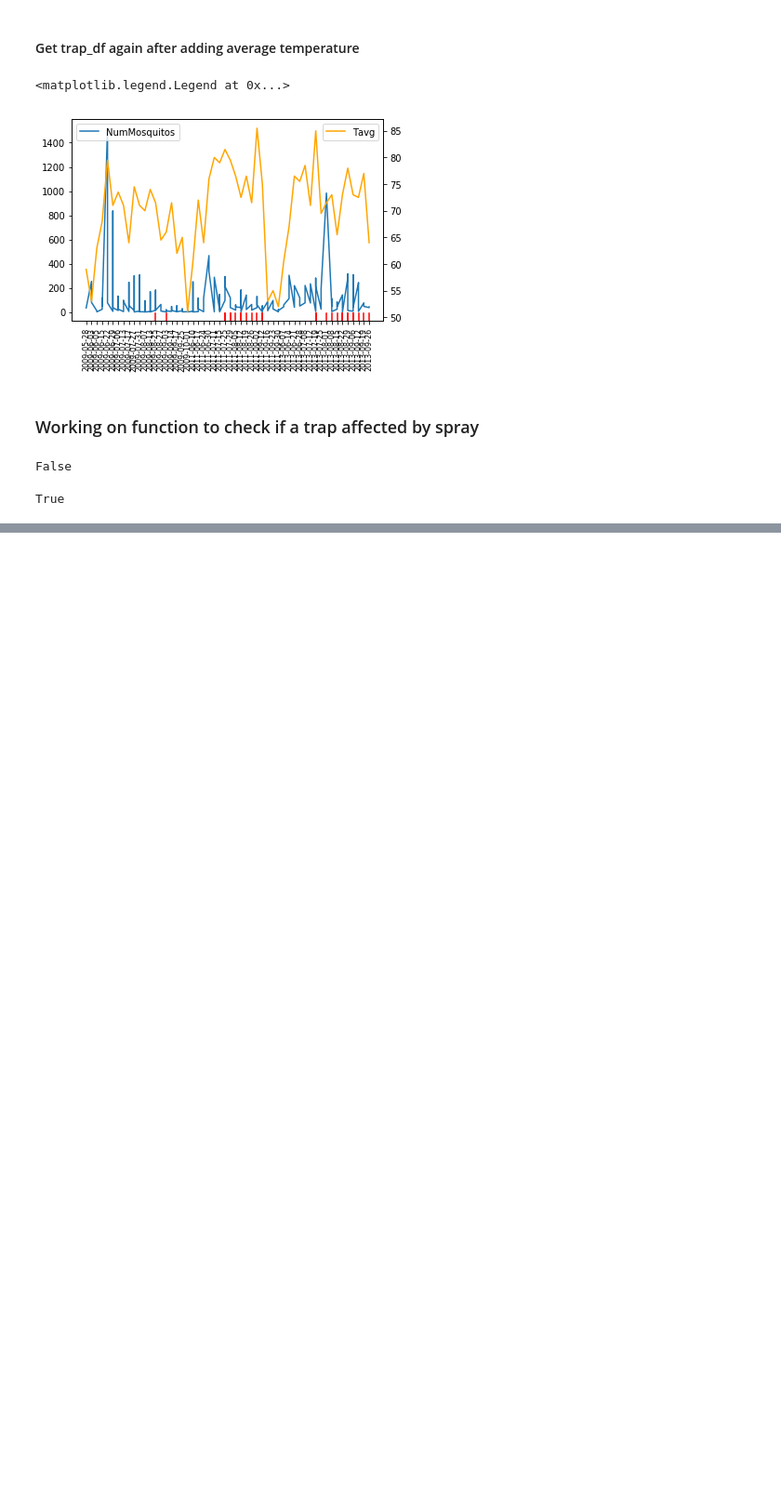
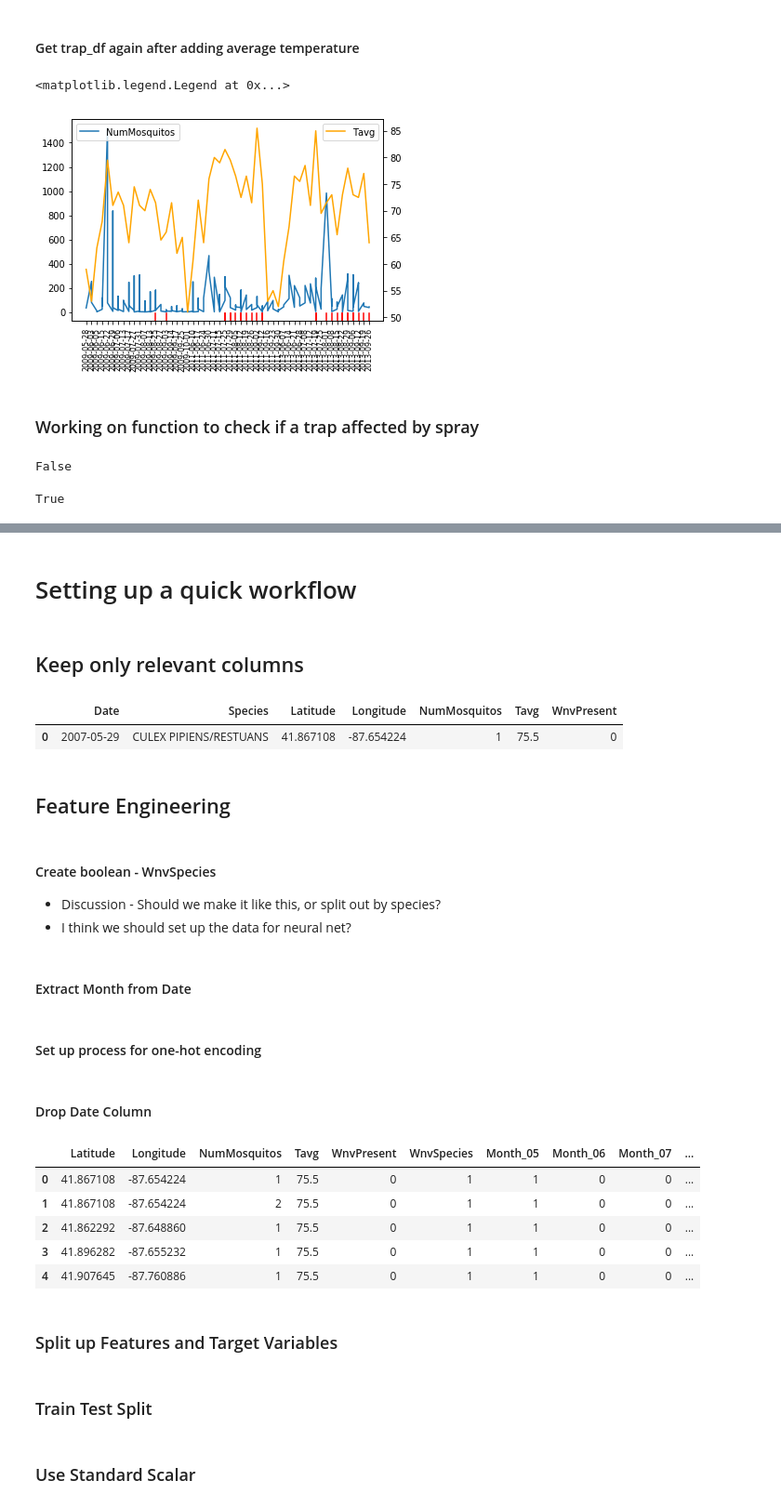
Before and after one commit to MaxReinisch/DSI_Project_4, a Jupyter notebook: West-Nile-Virus-BC.ipynb, the cells around one changed output, grey strips where cells are left out. Shown at 93% size. Drawn from its saved outputs; the diff is of its cells as text; code cells hidden in the pictures; blank space fills up the shorter version.

```diff
--- a/West-Nile-Virus-BC.ipynb
+++ b/West-Nile-Virus-BC.ipynb
@@ -223,0 +360,4 @@ True
+# %% [markdown]
+# Setting up a quick workflow
+# %% [markdown]
+## Keep only relevant columns
@@ -223,0 +368,49 @@ True
+# %%
+df.head(1)
+# %% [output]
+|  | Date | Species | Latitude | Longitude | NumMosquitos | Tavg | WnvPresent |
+| 0 | 2007-05-29 | CULEX PIPIENS/RESTUANS | 41.867108 | -87.654224 | 1 | 75.5 | 0 |
+# %% [markdown]
+## Feature Engineering
+# %% [markdown]
+#### Create boolean - WnvSpecies
+- Discussion - Should we make it like this, or split out by species?
+- I think we should set up the data for neural net?
+# %%
+wnvspeciesmap = {
+    'CULEX PIPIENS/RESTUANS': 1,
+    'CULEX RESTUANS': 1,
+    'CULEX PIPIENS': 1,
+    'CULEX TERRITANS': 0,
+    'CULEX SALINARIUS': 0,
+    'CULEX TARSALIS': 0,
+    'CULEX ERRATICUS': 0,
+    'UNSPECIFIED CULEX':1
+}
+
+df['WnvSpecies'] = df.Species.map(wnvspeciesmap)
+# %% [markdown]
+#### Extract Month from Date
+# %%
+df['Month'] = df.Date.str[5:7]
+# %% [markdown]
+#### Set up process for one-hot encoding
+# %%
+df = pd.get_dummies(df, columns=['Month', 'Species'])
+# %% [markdown]
+#### Drop Date Column
+# %%
+cols_to_drop = ['Date']
+
+df = df[[col for col in df.columns if col not in cols_to_drop]]
+# %%
+df.head()
+# %% [output]
+|  | Latitude | Longitude | NumMosquitos | Tavg | WnvPresent | WnvSpecies | Month_05 | Month_06 | Month_07 | ... |
+| 0 | 41.867108 | -87.654224 | 1 | 75.5 | 0 | 1 | 1 | 0 | 0 | ... |
+| 1 | 41.867108 | -87.654224 | 2 | 75.5 | 0 | 1 | 1 | 0 | 0 | ... |
+| 2 | 41.862292 | -87.648860 | 1 | 75.5 | 0 | 1 | 1 | 0 | 0 | ... |
+| 3 | 41.896282 | -87.655232 | 1 | 75.5 | 0 | 1 | 1 | 0 | 0 | ... |
+| 4 | 41.907645 | -87.760886 | 1 | 75.5 | 0 | 1 | 1 | 0 | 0 | ... |
+# %% [markdown]
+### Split up Features and Target Variables
@@ -223,0 +422,2 @@ True
+# %% [markdown]
+### Train Test Split
@@ -223,0 +426,2 @@ True
+# %% [markdown]
+### Use Standard Scalar
```
Also changed, not shown: parts of 43 cells of this notebook.
